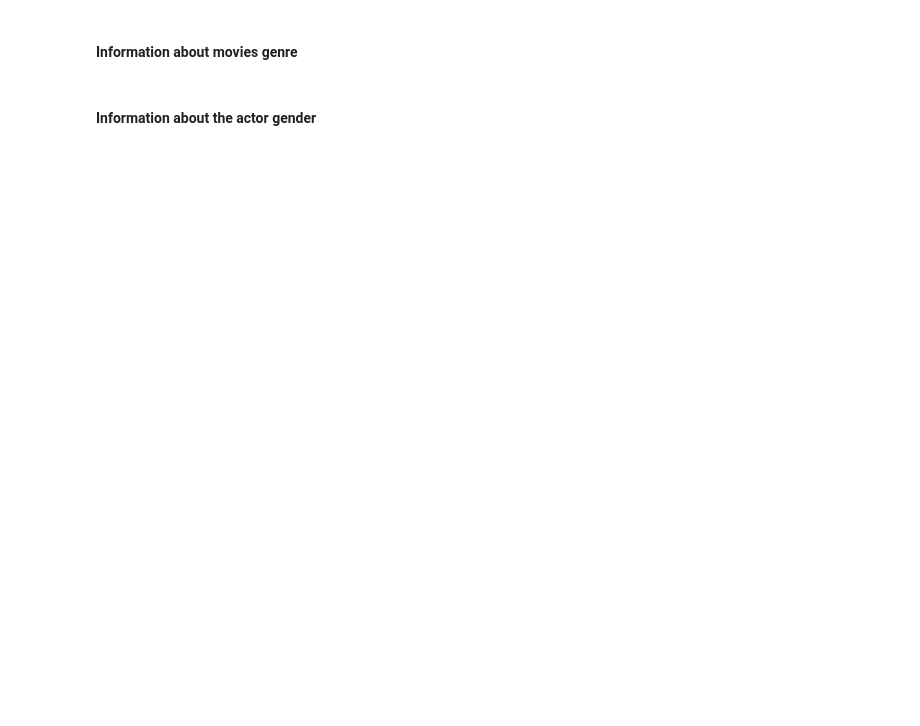
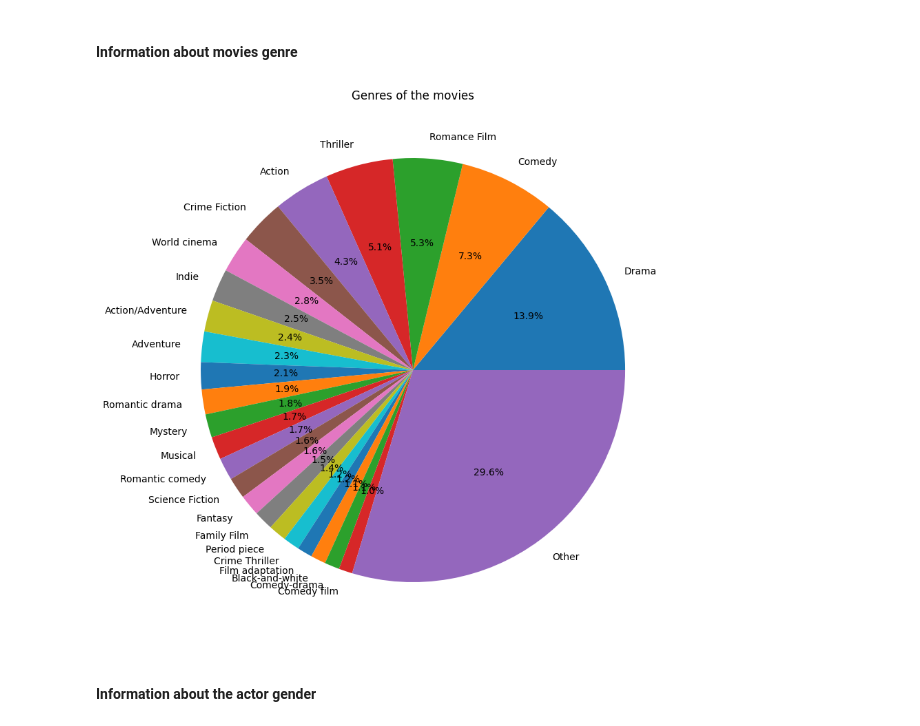
Before and after one commit to epfl-ada/ada-2024-project-dondata2025, a Jupyter notebook: results.ipynb, the cells around one changed output. Drawn from its saved outputs; the diff is of its cells as text; code cells hidden in the pictures; blank space fills up the shorter version.

```diff
--- a/results.ipynb
+++ b/results.ipynb
@@ -443,7 +381,28 @@ plt.show()
 # %% [markdown]
 #### Information about movies genre
 # %%
-# Grouping the movies by genre
+# Visualizing the genres of the movies with a pie chart (under 1% grouped as 'Other')
+
+
+# Grouping the movies by genre and counting the number of movies in each genre
+movies_by_genre = mov_char_data['Genres'].str.split(', ', expand=True).stack().reset_index(level=1, drop=True).rename('Genre')
+movies_by_genre = movies_by_genre[movies_by_genre != ''].value_counts()
+
+# Grouping the genres with less than 1% of the total number of movies as 'Other'
+threshold = 0.01
+total_movies = movies_by_genre.sum()
+movies_by_genre = movies_by_genre[movies_by_genre / total_movies > threshold]
+movies_by_genre['Other'] = total_movies - movies_by_genre.sum()
+
+
+
+# Visualizing the genres of the movies with a pie chart
+plt.figure(figsize=(10, 10))
+plt.pie(movies_by_genre, labels=movies_by_genre.index, autopct='%1.1f%%')
+plt.title('Genres of the movies')
+plt.show()
+# %% [output]
+[figure, added]
 # %% [markdown]
 #### Information about the actor gender
 # %%
```
Also changed, not shown: parts of 23 cells of this notebook, 2 other files.
